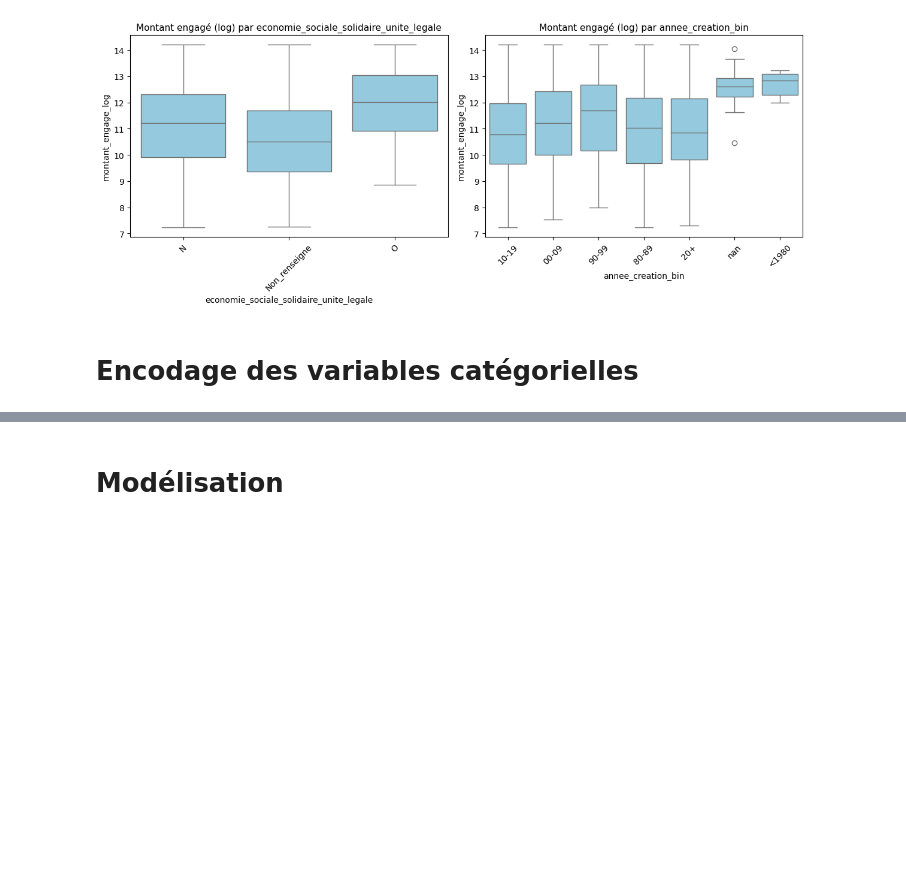
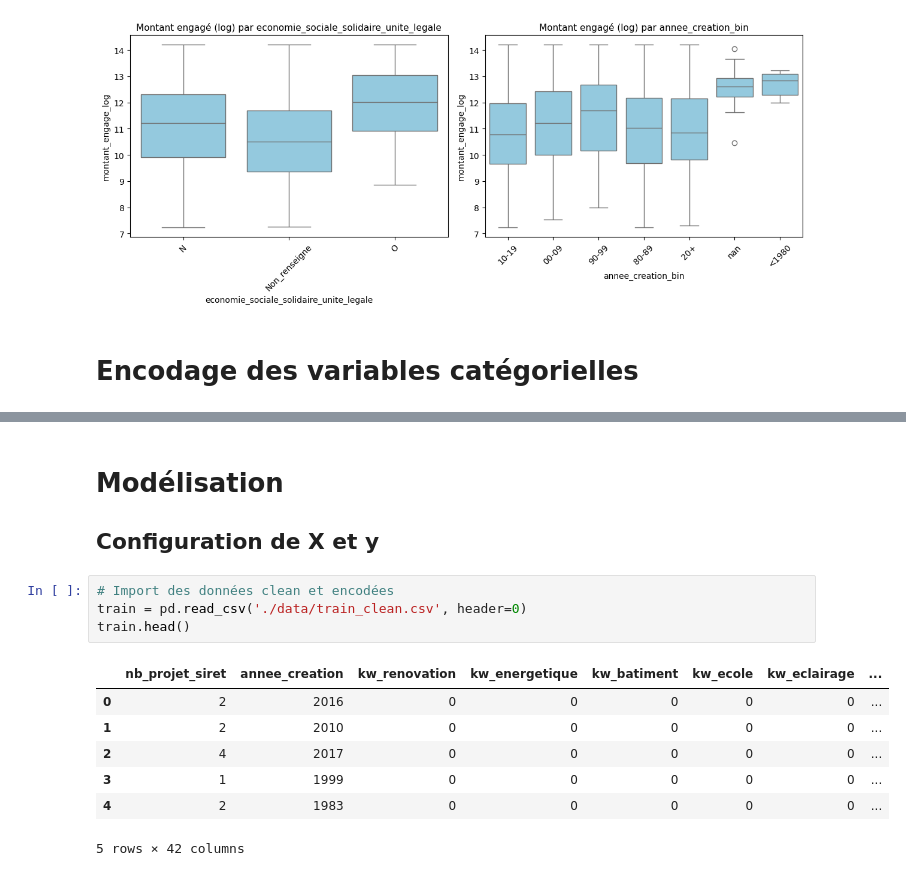
Before and after one commit to Isahrv/projet_methodes_agregations, a Jupyter notebook: code.ipynb, the cells around one changed output, grey strips where cells are left out. Drawn from its saved outputs; the diff is of its cells as text; blank space fills up the shorter version.

Commit message:
encodage mais pas clean

```diff
--- a/code.ipynb
+++ b/code.ipynb
@@ -889,2 +983,15 @@ Tight layout not applied. The bottom and top margins cannot be made large enough
 # %% [markdown]
 # Modélisation
+## Configuration de X et y
+# %%
+# Import des données clean et encodées
+train = pd.read_csv('./data/train_clean.csv', header=0)
+train.head()
+# %% [output]
+|  | nb_projet_siret | annee_creation | kw_renovation | kw_energetique | kw_batiment | kw_ecole | kw_eclairage | ... |
+| 0 | 2 | 2016 | 0 | 0 | 0 | 0 | 0 | ... |
+| 1 | 2 | 2010 | 0 | 0 | 0 | 0 | 0 | ... |
+| 2 | 4 | 2017 | 0 | 0 | 0 | 0 | 0 | ... |
+| 3 | 1 | 1999 | 0 | 0 | 0 | 0 | 0 | ... |
+| 4 | 2 | 1983 | 0 | 0 | 0 | 0 | 0 | ... |
+5 rows × 42 columns
```
Also changed, not shown: parts of 18 cells of this notebook, 3 other files.
